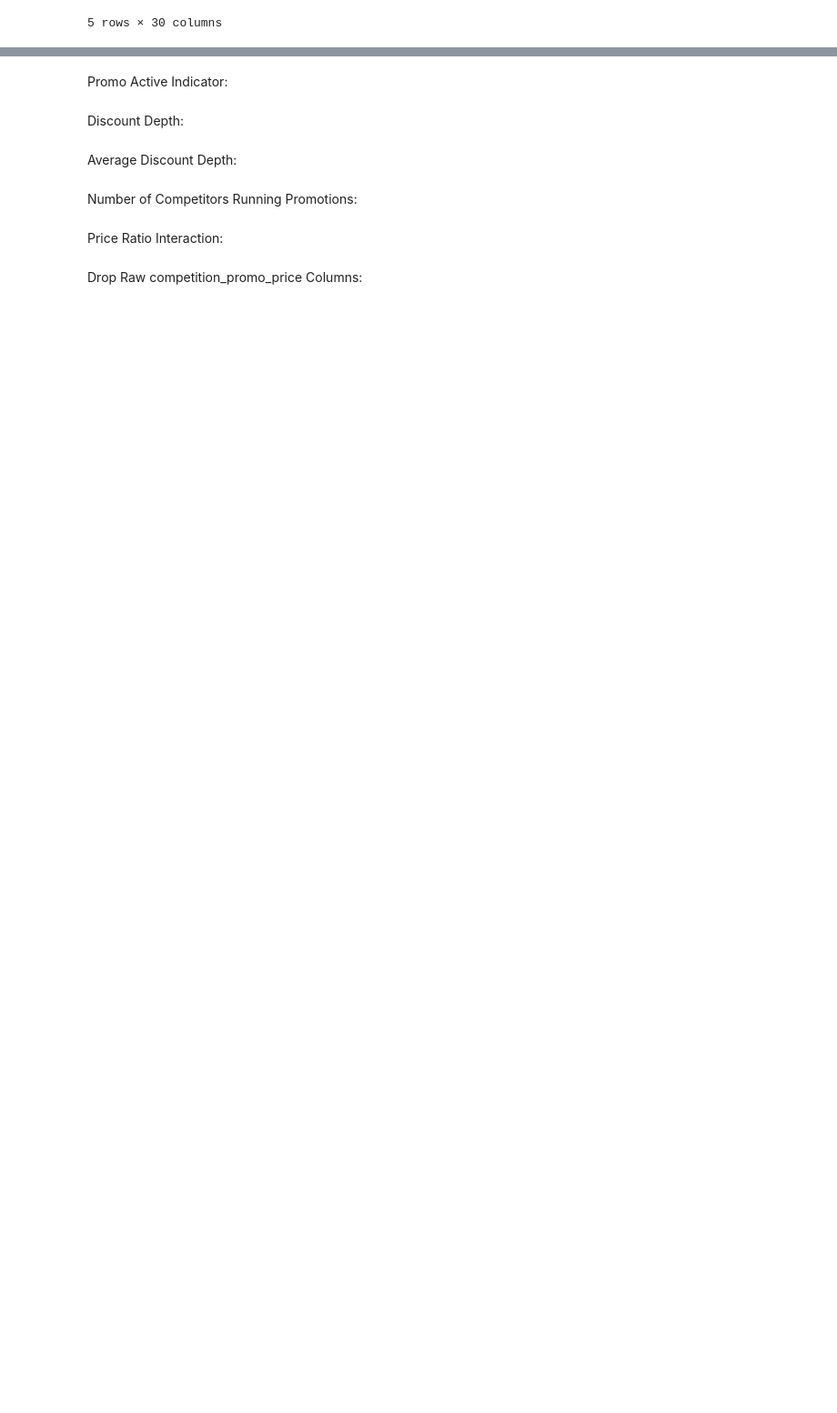
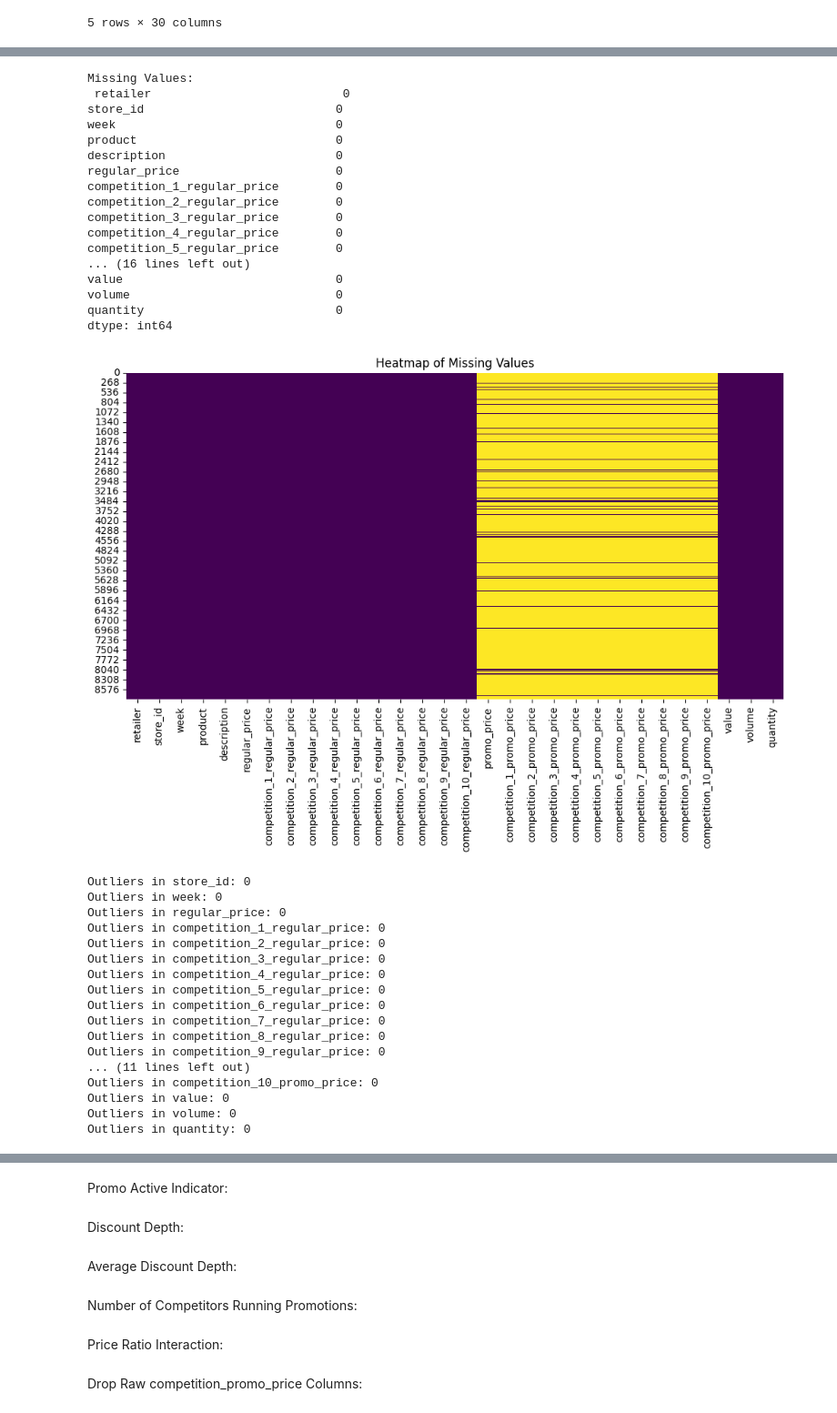
Before and after one commit to cianolan1/Ferrero_Tech_Assesment, a Jupyter notebook: notebooks/data_exploration/1_data_exploration.ipynb, the cells around one changed output, grey strips where cells are left out. Shown at 91% size. Saved outputs shown, nothing was run; the diff lists cells and outputs as text; code cells hidden in the pictures; blank space fills up the shorter version.

```diff
--- a/notebooks/data_exploration/1_data_exploration.ipynb
+++ b/notebooks/data_exploration/1_data_exploration.ipynb
@@ -46,0 +48,56 @@ max                      17.315685    99.996789     9.999793    21.049790
+# %%
+print("Missing Values:\n", df.isnull().sum())
+
+# Visualize missing values heatmap
+import seaborn as sns
+import matplotlib.pyplot as plt
+
+plt.figure(figsize=(12, 6))
+sns.heatmap(df.isnull(), cbar=False, cmap='viridis')
+plt.title("Heatmap of Missing Values")
+plt.show()
+
+# Identify outliers using IQR method for numerical columns
+for column in df.select_dtypes(include=['float64', 'int64']).columns:
+    Q1 = df[column].quantile(0.25)
+    Q3 = df[column].quantile(0.75)
+    IQR = Q3 - Q1
+    outliers = ((df[column] < (Q1 - 1.5 * IQR)) | (df[column] > (Q3 + 1.5 * IQR)))
+    outlier_count = outliers.sum()
+    print(f"Outliers in {column}: {outlier_count}")
+# %% [output]
+Missing Values:
+ retailer                           0
+store_id                           0
+week                               0
+product                            0
+description                        0
+regular_price                      0
+competition_1_regular_price        0
+competition_2_regular_price        0
+competition_3_regular_price        0
+competition_4_regular_price        0
+competition_5_regular_price        0
+... (16 lines left out)
+value                              0
+volume                             0
+quantity                           0
+dtype: int64
+[figure, added]
+Outliers in store_id: 0
+Outliers in week: 0
+Outliers in regular_price: 0
+Outliers in competition_1_regular_price: 0
+Outliers in competition_2_regular_price: 0
+Outliers in competition_3_regular_price: 0
+Outliers in competition_4_regular_price: 0
+Outliers in competition_5_regular_price: 0
+Outliers in competition_6_regular_price: 0
+Outliers in competition_7_regular_price: 0
+Outliers in competition_8_regular_price: 0
+Outliers in competition_9_regular_price: 0
+... (11 lines left out)
+Outliers in competition_10_promo_price: 0
+Outliers in value: 0
+Outliers in volume: 0
+Outliers in quantity: 0
```
Also changed, not shown: parts of 9 cells of this notebook, 1 other file.
